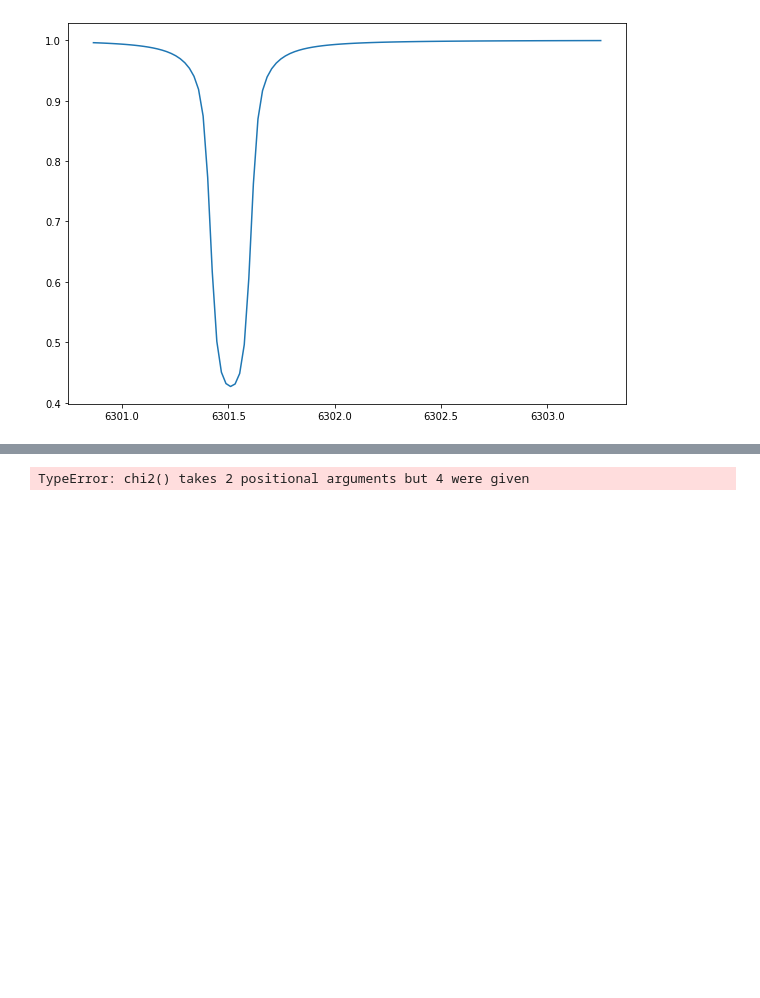
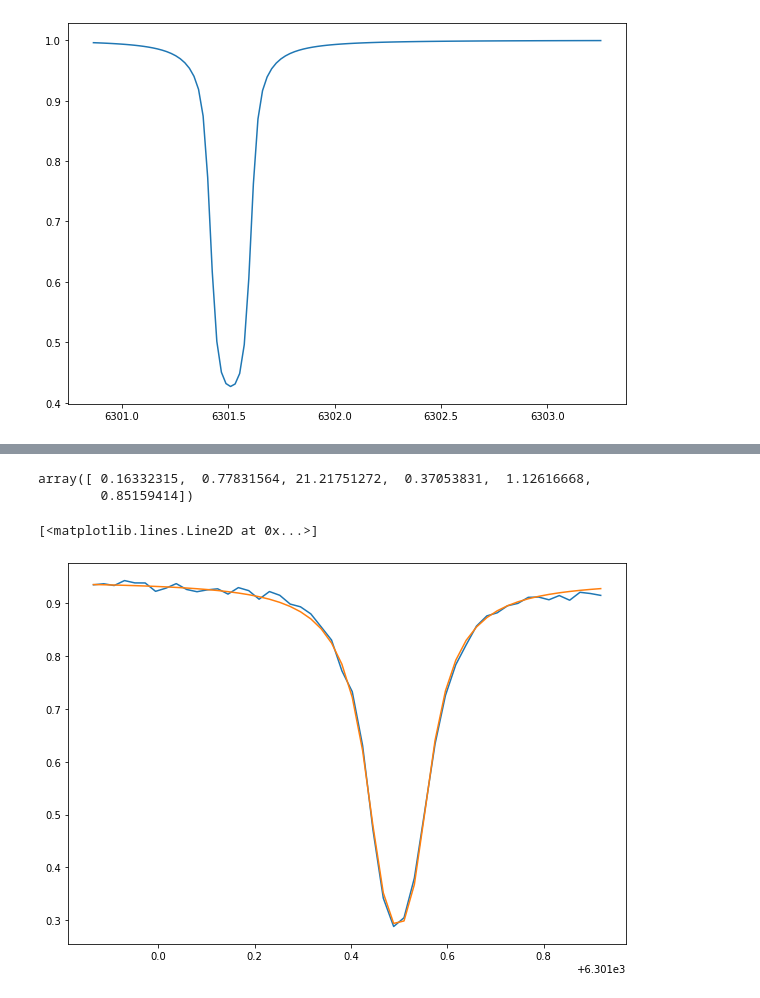
Before and after one commit to ivanzmilic/me_mcmc, a Jupyter notebook: scalar_me_mcmc.ipynb, the cells around one changed output, grey strips where cells are left out. Saved outputs shown, nothing was run; the diff lists cells and outputs as text; code cells hidden in the pictures; blank space fills up the shorter version.

```diff
--- a/scalar_me_mcmc.ipynb
+++ b/scalar_me_mcmc.ipynb
@@ -198,6 +198,16 @@ def chi2(params, x,y,error):
 # %%
 from scipy.optimize import minimize
 # %%
-result = minimize(chi2,starting_params[0],args=(x_data,y_data,errors),method='Nelder-Mead')
+result = minimize(chi2,starting_params[3],args=(x_data,y_data,errors),method='Nelder-Mead')
-# %% [output]
-TypeError: chi2() takes 2 positional arguments but 4 were given
+# %%
+result.x
+# %% [output]
+array([ 0.16332315,  0.77831564, 21.21751272,  0.37053831,  1.12616668,
+        0.85159414])
+# %%
+plt.figure(figsize=[10,7])
+plt.plot(x_data,y_data)
+plt.plot(x_data,me_scalar(result.x,x_data))
+# %% [output]
+[<matplotlib.lines.Line2D at 0x...>]
+[figure, added]
```
Also changed, not shown: parts of 5 cells of this notebook.
